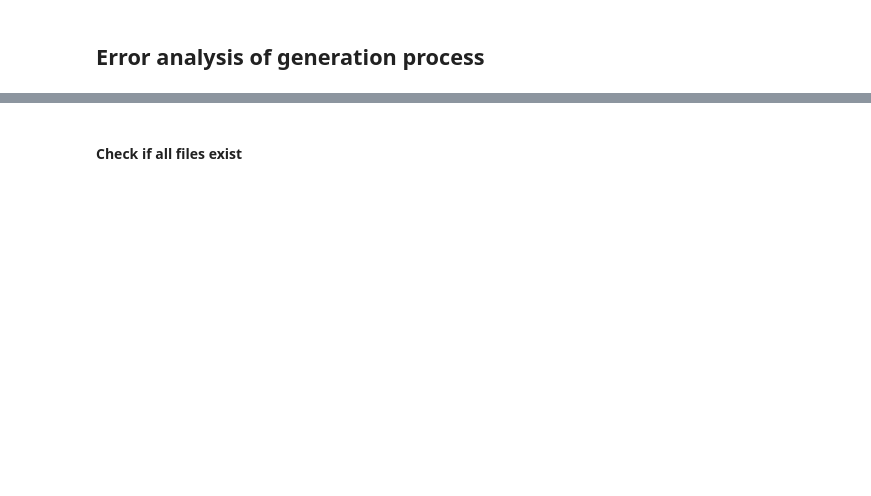
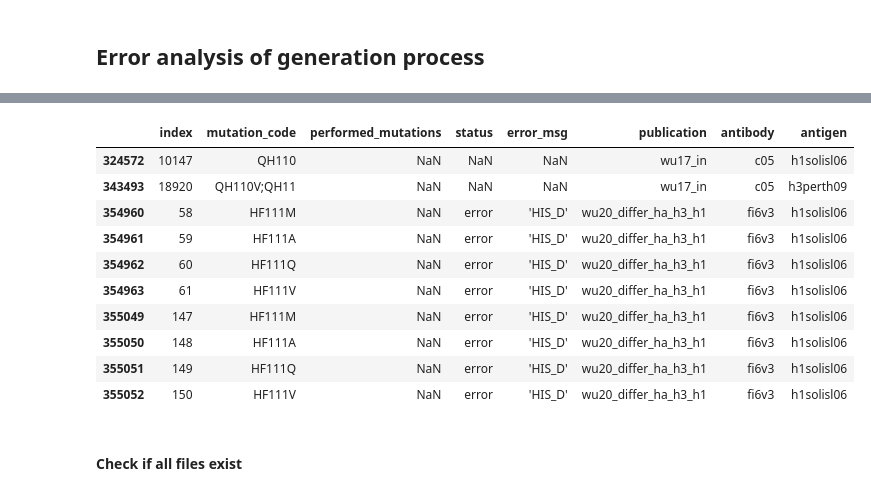
Before and after one commit to FabianTraxler/ag_binding_affinity, a Jupyter notebook: src/data_analysis/Datasets/DMS.ipynb, the cells around one changed output, grey strips where cells are left out. Saved outputs shown, nothing was run; the diff lists cells and outputs as text; code cells hidden in the pictures; blank space fills up the shorter version.

```diff
--- a/src/data_analysis/Datasets/DMS.ipynb
+++ b/src/data_analysis/Datasets/DMS.ipynb
@@ -93,3 +126,17 @@ In total 107 jobs fail of 420488 jobs
+# %%
+all_logs[all_logs["status"] != "processed"]
+# %% [output]
+|  | index | mutation_code | performed_mutations | status | error_msg | publication | antibody | antigen |
+| 324572 | 10147 | QH110 | NaN | NaN | NaN | wu17_in | c05 | h1solisl06 |
+| 343493 | 18920 | QH110V;QH11 | NaN | NaN | NaN | wu17_in | c05 | h3perth09 |
+| 354960 | 58 | HF111M | NaN | error | 'HIS_D' | wu20_differ_ha_h3_h1 | fi6v3 | h1solisl06 |
+| 354961 | 59 | HF111A | NaN | error | 'HIS_D' | wu20_differ_ha_h3_h1 | fi6v3 | h1solisl06 |
+| 354962 | 60 | HF111Q | NaN | error | 'HIS_D' | wu20_differ_ha_h3_h1 | fi6v3 | h1solisl06 |
+| 354963 | 61 | HF111V | NaN | error | 'HIS_D' | wu20_differ_ha_h3_h1 | fi6v3 | h1solisl06 |
+| 355049 | 147 | HF111M | NaN | error | 'HIS_D' | wu20_differ_ha_h3_h1 | fi6v3 | h1solisl06 |
+| 355050 | 148 | HF111A | NaN | error | 'HIS_D' | wu20_differ_ha_h3_h1 | fi6v3 | h1solisl06 |
+| 355051 | 149 | HF111Q | NaN | error | 'HIS_D' | wu20_differ_ha_h3_h1 | fi6v3 | h1solisl06 |
+| 355052 | 150 | HF111V | NaN | error | 'HIS_D' | wu20_differ_ha_h3_h1 | fi6v3 | h1solisl06 |
 # %% [markdown]
 #### Check if all files exist
 # %%
```
Also changed, not shown: parts of 15 cells of this notebook, 6 other files.
